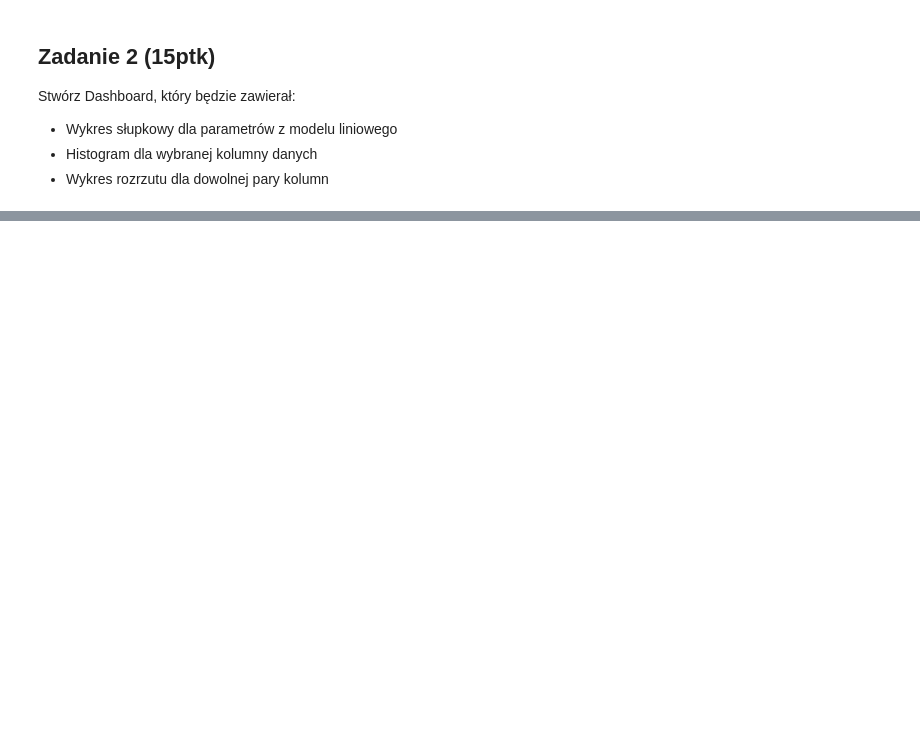
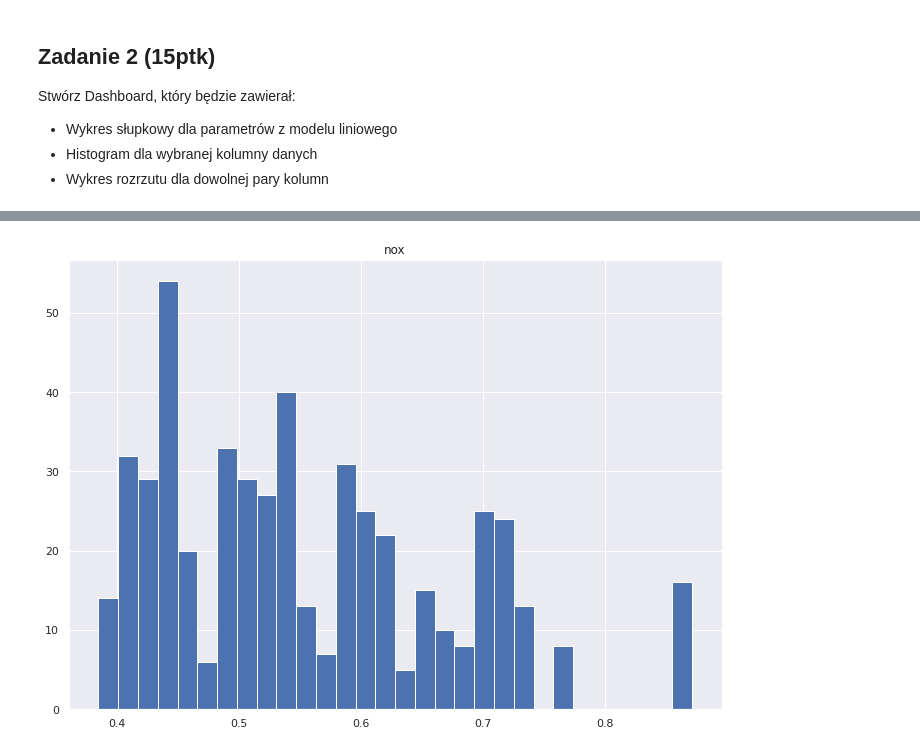
Before and after one commit to tomaszpionka/ds-project, a Jupyter notebook: boston.ipynb, the cells around one changed output, grey strips where cells are left out. Drawn from its saved outputs; the diff is of its cells as text; code cells hidden in the pictures; blank space fills up the shorter version.

```diff
--- a/boston.ipynb
+++ b/boston.ipynb
@@ -282,0 +309,9 @@ Stwórz Dashboard, który będzie zawierał:
+# %%
+def show_hist(i):
+  plt.hist(df[df.columns[i]], bins=30)
+  plt.title(df.columns[i])
+  plt.show()
+
+show_hist(3)
+# %% [output]
+[figure, added]
```
Also changed, not shown: parts of 12 cells of this notebook.
